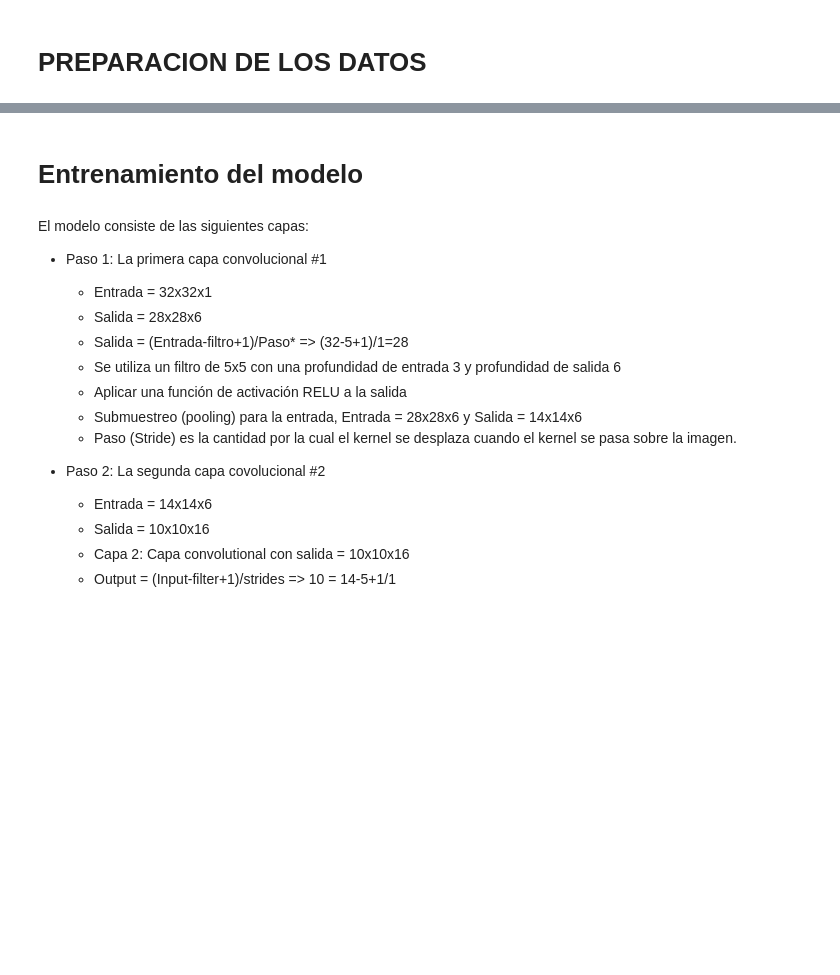
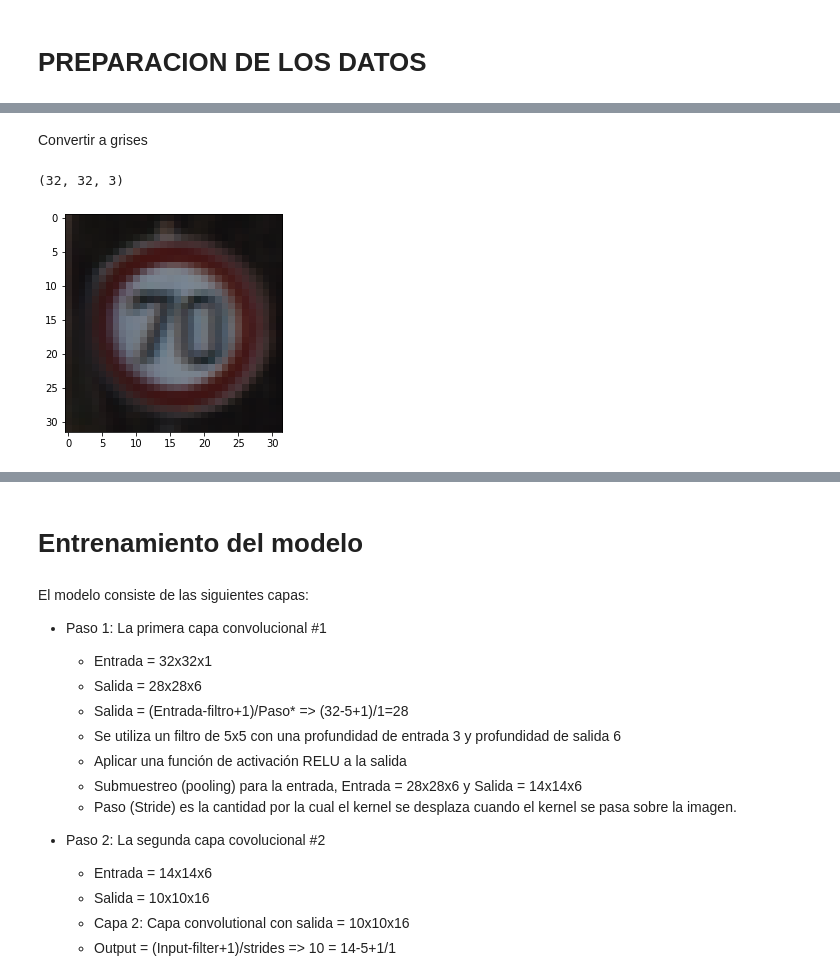
Before and after one commit to raulangelj/DS-Lab10, a Jupyter notebook: Lab 10 - Clasificacion Rotulos Transito con LeNet.ipynb, the cells around one changed output, grey strips where cells are left out. Drawn from its saved outputs; the diff is of its cells as text; code cells hidden in the pictures; blank space fills up the shorter version.

```diff
--- a/Lab 10 - Clasificacion Rotulos Transito con LeNet.ipynb
+++ b/Lab 10 - Clasificacion Rotulos Transito con LeNet.ipynb
@@ -136,0 +149,9 @@ print(image.shape)
+# %% [markdown]
+Convertir a grises
+# %%
+image = X_entreno[6]
+plt.imshow(image)
+print(image.shape)
+# %% [output]
+(32, 32, 3)
+[figure, added]
```
Also changed, not shown: parts of 11 cells of this notebook.
